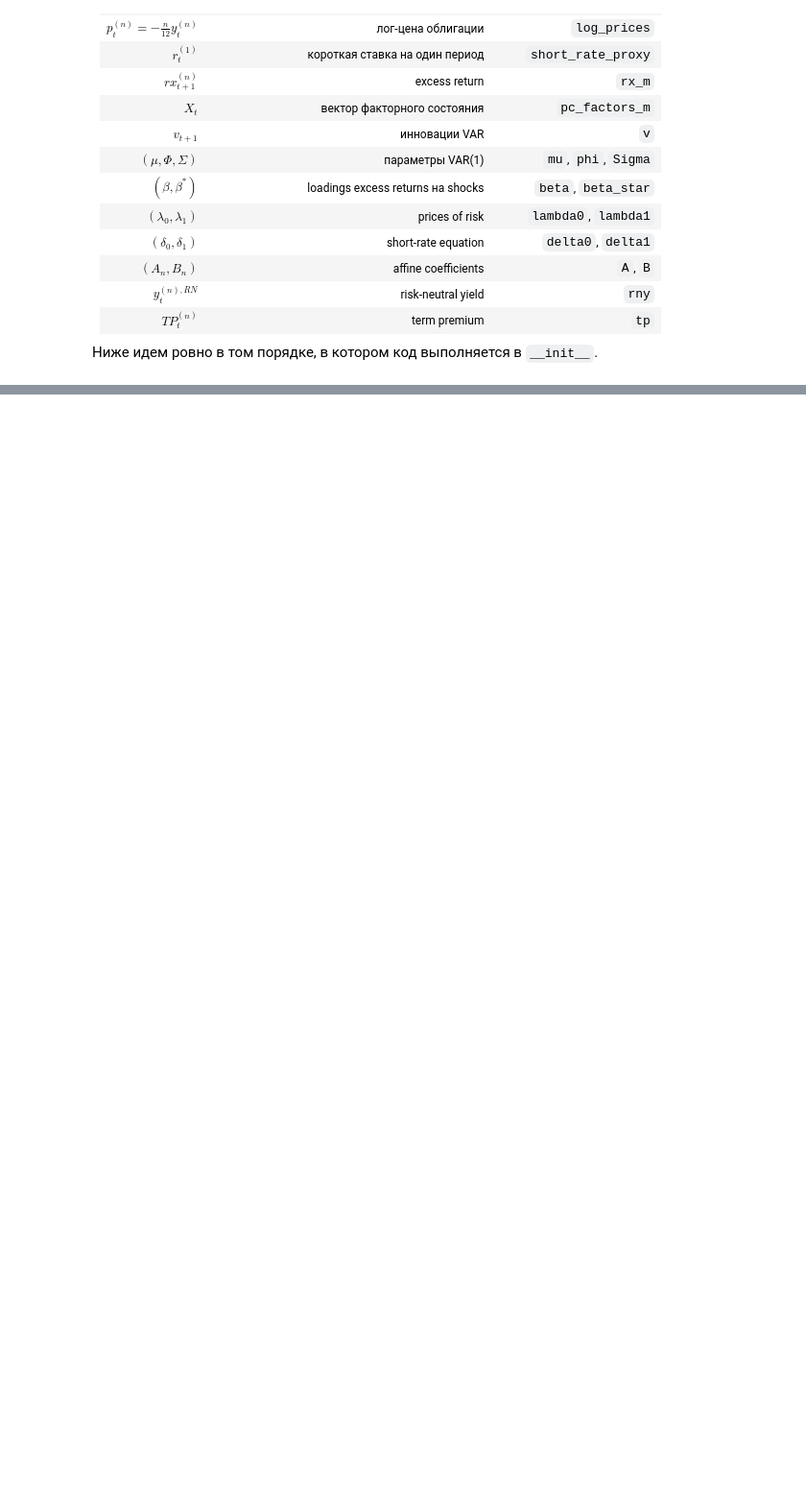
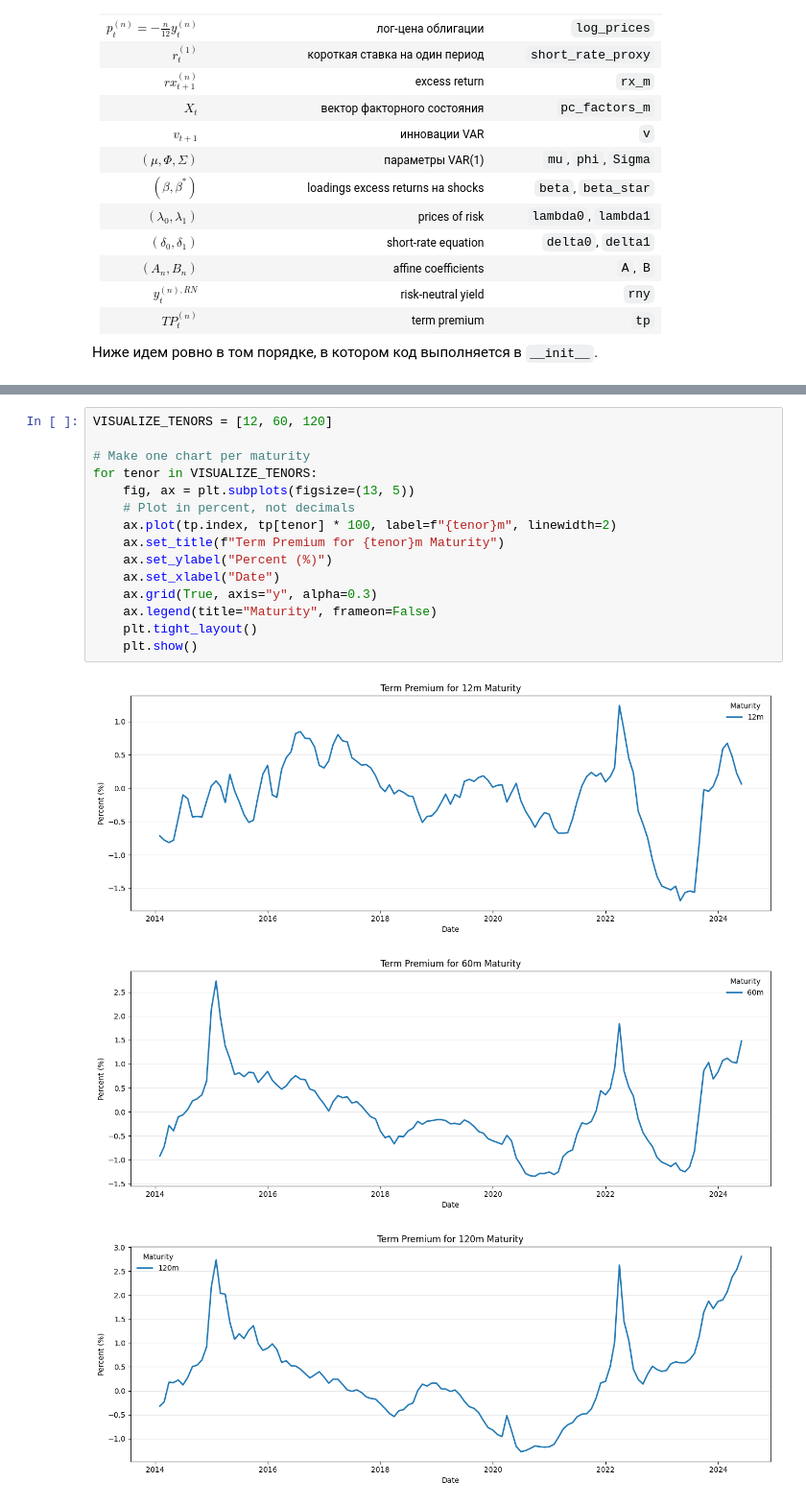
Before and after one commit to Codebuller/term_premium, a Jupyter notebook: math.ipynb, the cells around one changed output, grey strips where cells are left out. Shown at 96% size. Drawn from its saved outputs; the diff is of its cells as text; blank space fills up the shorter version.

```diff
--- a/math.ipynb
+++ b/math.ipynb
@@ -716,0 +459,19 @@ show_acm_lines(491, 516, title="`_expected_return`")
+# %%
+VISUALIZE_TENORS = [12, 60, 120]
+
+# Make one chart per maturity
+for tenor in VISUALIZE_TENORS:
+    fig, ax = plt.subplots(figsize=(13, 5))
+    # Plot in percent, not decimals
+    ax.plot(tp.index, tp[tenor] * 100, label=f"{tenor}m", linewidth=2)
+    ax.set_title(f"Term Premium for {tenor}m Maturity")
+    ax.set_ylabel("Percent (%)")
+    ax.set_xlabel("Date")
+    ax.grid(True, axis="y", alpha=0.3)
+    ax.legend(title="Maturity", frameon=False)
+    plt.tight_layout()
+    plt.show()
+# %% [output]
+[figure, added]
+[figure, added]
+[figure, added]
```
Also changed, not shown: parts of 49 cells of this notebook, 3 other files.
